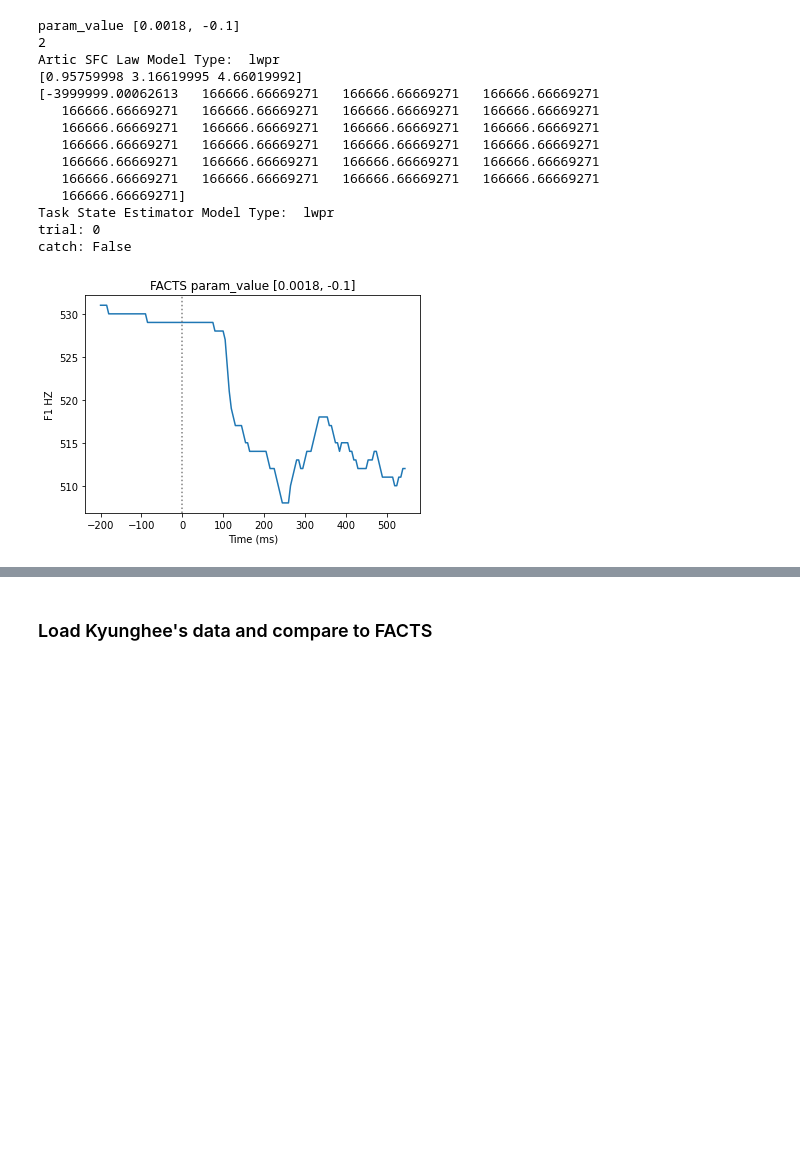
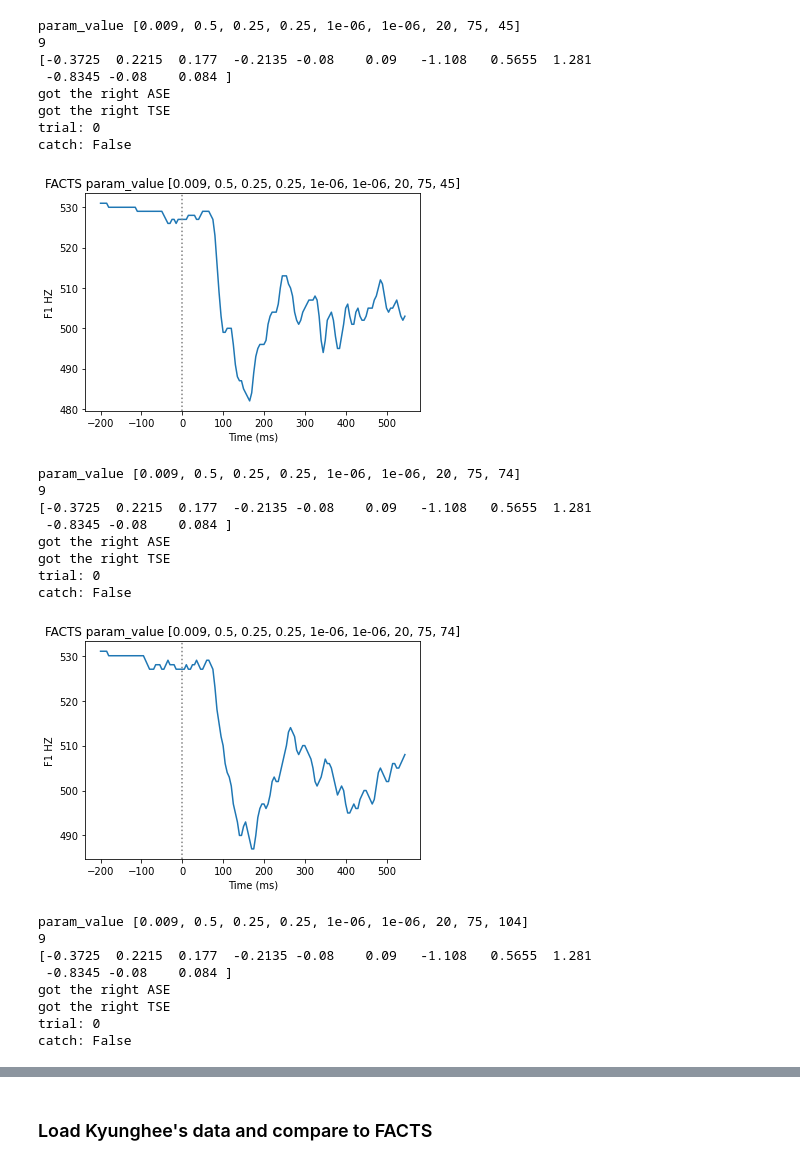
Before and after one commit to apongos/FACTS_SBI_cluster, a Jupyter notebook: SBI_on_FACTS_parameter_sweep.ipynb, the cells around one changed output, grey strips where cells are left out. Drawn from its saved outputs; the diff is of its cells as text; code cells hidden in the pictures; blank space fills up the shorter version.

Commit message:
added more SBI parameters

```diff
--- a/SBI_on_FACTS_parameter_sweep.ipynb
+++ b/SBI_on_FACTS_parameter_sweep.ipynb
@@ -15,7 +15,7 @@ import pdb
 import seaborn as sns
 # %%
 def simulator(theta):
-    ini='DesignC_AUKF_onlinepertdelay.ini'
+    ini='DesignC_AUKF_onlinepertdelay_est_noise.ini'
     gFile='GesturalScores/KimetalOnlinepert2.G'
     config = configparser.ConfigParser()
     config.read(ini)
@@ -28,10 +28,29 @@ def simulator(theta):
             print(theta.numel())
             config['SensoryNoise']['Auditory_sensor_scale'] = str(theta[0][0].item())
             config['SensoryNoise']['Somato_sensor_scale'] = str(theta[0][1].item())
+
+            config['TaskStateEstimator']['process_scale'] = str(theta[0][2].item())
+            config['TaskStateEstimator']['covariance_scale'] = str(theta[0][3].item())
+            config['ArticStateEstimator']['process_scale'] = str(theta[0][4].item())
+            config['ArticStateEstimator']['covariance_scale'] = str(theta[0][5].item())
+            config['TaskStateEstimator']['estimated_auditory_delay'] = str(theta[0][6].item())
+
+            config['SensoryDelay']['Auditory_delay'] = str(theta[0][7].item())
+            config['SensoryDelay']['Somato_delay'] = str(theta[0][8].item())
+
         else:
             #pdb.set_trace()
             config['SensoryNoise']['Auditory_sensor_scale'] = str(theta[0].item())
             config['SensoryNoise']['Somato_sensor_scale'] = str(theta[1].item())
+
+            config['TaskStateEstimator']['process_scale'] = str(theta[2].item())
+            config['TaskStateEstimator']['covariance_scale'] = str(theta[3].item())
+            config['ArticStateEstimator']['process_scale'] = str(theta[4].item())
+            config['ArticStateEstimator']['covariance_scale'] = str(theta[5].item())
+            config['TaskStateEstimator']['estimated_auditory_delay'] = str(theta[6].item())
+
+            config['SensoryDelay']['Auditory_delay'] = str(theta[7].item())
+            config['SensoryDelay']['Somato_delay'] = str(theta[8].item())
     except:
         pdb.set_trace()
 
@@ -138,37 +207,48 @@ Low - .002
 # %%
 # Print an example trial
 examples = []
 # mu1 = 0.005
-param_values = [ [0.0018, -0.1] ] #np.linspace(4, 10, num=10)
+param_values = [ [0.009, 0.5, 0.25, 0.25, 10e-7, 10e-7, 20, 75, int(x)] for x in  np.linspace(45, 104, num=3)]
 plot = True
 
 for ii in param_values:
     print(f"param_value {ii}")
     example = simulator(torch.tensor([ii]))
     examples.append(example)
 
     if plot == True:
         plt.figure()
         plt.title(f'FACTS param_value {ii}')
         example_x = (np.arange(len(example))*5)-200
         plt.plot(example_x,example)
         plt.axvline(x = 0, color = 'grey', ls=':')
         plt.xlabel('Time (ms)')
         plt.ylabel('F1 HZ')
         plt.show()
 # %% [output]
-param_value [0.0018, -0.1]
-2
-Artic SFC Law Model Type:  lwpr
-[0.95759998 3.16619995 4.66019992]
-[-3999999.00062613   166666.66669271   166666.66669271   166666.66669271
-   166666.66669271   166666.66669271   166666.66669271   166666.66669271
-   166666.66669271   166666.66669271   166666.66669271   166666.66669271
-   166666.66669271   166666.66669271   166666.66669271   166666.66669271
-   166666.66669271   166666.66669271   166666.66669271   166666.66669271
-   166666.66669271   166666.66669271   166666.66669271   166666.66669271
-   166666.66669271]
-Task State Estimator Model Type:  lwpr
+param_value [0.009, 0.5, 0.25, 0.25, 1e-06, 1e-06, 20, 75, 45]
+9
+[-0.3725  0.2215  0.177  -0.2135 -0.08    0.09   -1.108   0.5655  1.281
+ -0.8345 -0.08    0.084 ]
+got the right ASE
+got the right TSE
 trial: 0
 catch: False
-[figure, old version]
+[figure, new version]
+param_value [0.009, 0.5, 0.25, 0.25, 1e-06, 1e-06, 20, 75, 74]
+9
+[-0.3725  0.2215  0.177  -0.2135 -0.08    0.09   -1.108   0.5655  1.281
+ -0.8345 -0.08    0.084 ]
+got the right ASE
+got the right TSE
+trial: 0
+catch: False
+[figure, added]
+param_value [0.009, 0.5, 0.25, 0.25, 1e-06, 1e-06, 20, 75, 104]
+9
+[-0.3725  0.2215  0.177  -0.2135 -0.08    0.09   -1.108   0.5655  1.281
+ -0.8345 -0.08    0.084 ]
+got the right ASE
+got the right TSE
+trial: 0
+catch: False
```
Also changed, not shown: parts of 2 cells of this notebook, 12 other files.
